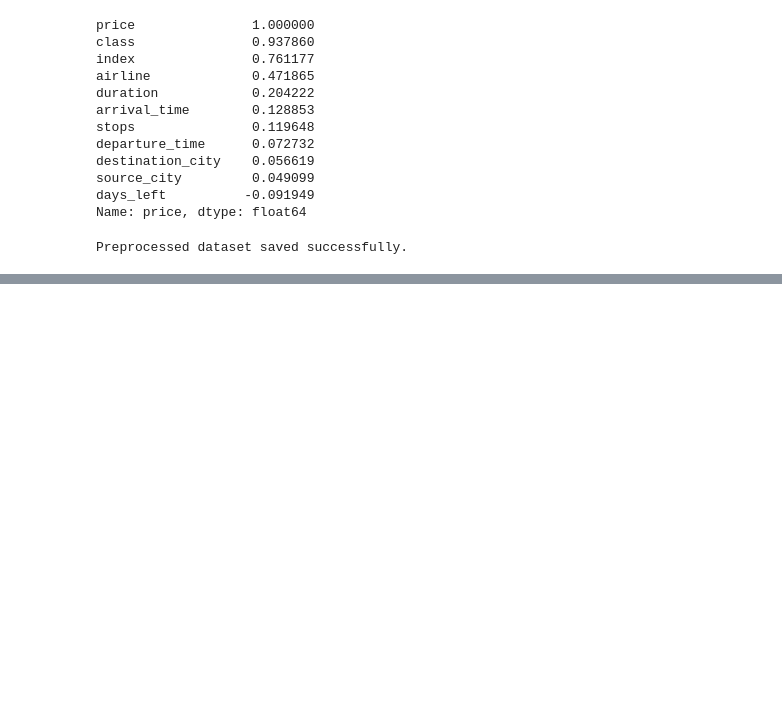
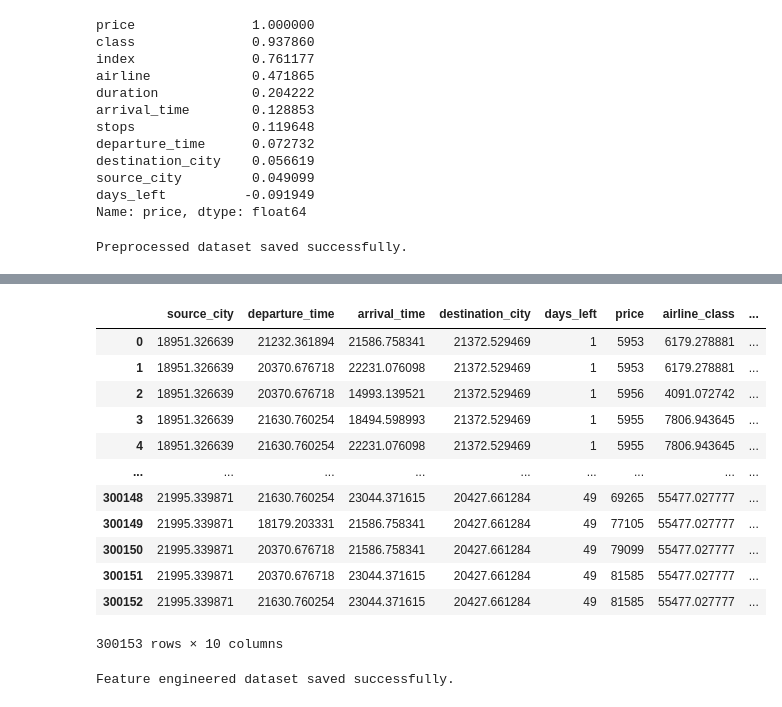
Before and after one commit to AADITYAKADAM2110/flight_price_predictor, a Jupyter notebook: Notebooks/preprocess.ipynb, the cells around one changed output, grey strips where cells are left out. Cells and saved outputs as stored; diff of their text form; code cells hidden in the pictures; blank space fills up the shorter version.

```diff
--- a/Notebooks/preprocess.ipynb
+++ b/Notebooks/preprocess.ipynb
@@ -161,0 +256,4 @@ Preprocessed dataset saved successfully.
+# %%
+dataset_for_feature_engineering['is_direct_flight'] = dataset_for_feature_engineering['stops'].apply(lambda x: 1 if x == 0 else 0)
+# %%
+dataset_for_feature_engineering['avg_airline_price'] = dataset_for_feature_engineering.groupby('airline')['price'].transform('mean')
@@ -161,0 +278,24 @@ Preprocessed dataset saved successfully.
+# %%
+dataset_for_feature_engineering.drop(['airline', 'class', 'duration', 'stops'], axis=1, inplace=True)
+# %%
+dataset_for_feature_engineering
+# %% [output]
+|  | source_city | departure_time | arrival_time | destination_city | days_left | price | airline_class | ... |
+| 0 | 18951.326639 | 21232.361894 | 21586.758341 | 21372.529469 | 1 | 5953 | 6179.278881 | ... |
+| 1 | 18951.326639 | 20370.676718 | 22231.076098 | 21372.529469 | 1 | 5953 | 6179.278881 | ... |
+| 2 | 18951.326639 | 20370.676718 | 14993.139521 | 21372.529469 | 1 | 5956 | 4091.072742 | ... |
+| 3 | 18951.326639 | 21630.760254 | 18494.598993 | 21372.529469 | 1 | 5955 | 7806.943645 | ... |
+| 4 | 18951.326639 | 21630.760254 | 22231.076098 | 21372.529469 | 1 | 5955 | 7806.943645 | ... |
+| ... | ... | ... | ... | ... | ... | ... | ... | ... |
+| 300148 | 21995.339871 | 21630.760254 | 23044.371615 | 20427.661284 | 49 | 69265 | 55477.027777 | ... |
+| 300149 | 21995.339871 | 18179.203331 | 21586.758341 | 20427.661284 | 49 | 77105 | 55477.027777 | ... |
+| 300150 | 21995.339871 | 20370.676718 | 21586.758341 | 20427.661284 | 49 | 79099 | 55477.027777 | ... |
+| 300151 | 21995.339871 | 20370.676718 | 23044.371615 | 20427.661284 | 49 | 81585 | 55477.027777 | ... |
+| 300152 | 21995.339871 | 21630.760254 | 23044.371615 | 20427.661284 | 49 | 81585 | 55477.027777 | ... |
+300153 rows × 10 columns
+# %%
+dataset_for_feature_engineering.to_csv('Feature_engineered_flight_data.csv', index=False)
+# saved the feature engineered dataset to a CSV file
+print("Feature engineered dataset saved successfully.")
+# %% [output]
+Feature engineered dataset saved successfully.
```
Also changed, not shown: parts of 9 cells of this notebook, 4 other files.
